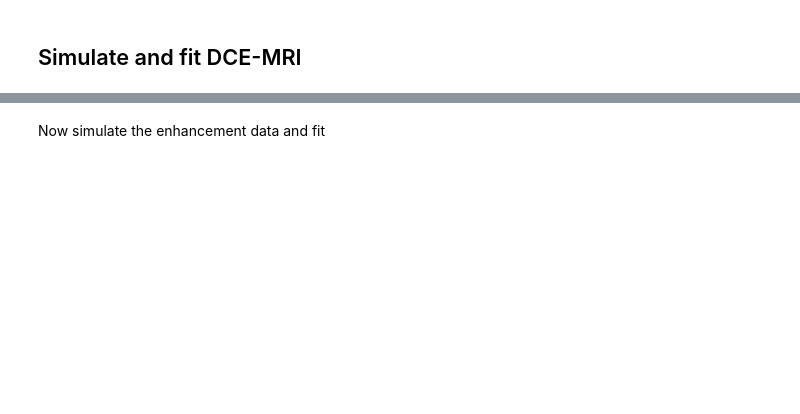
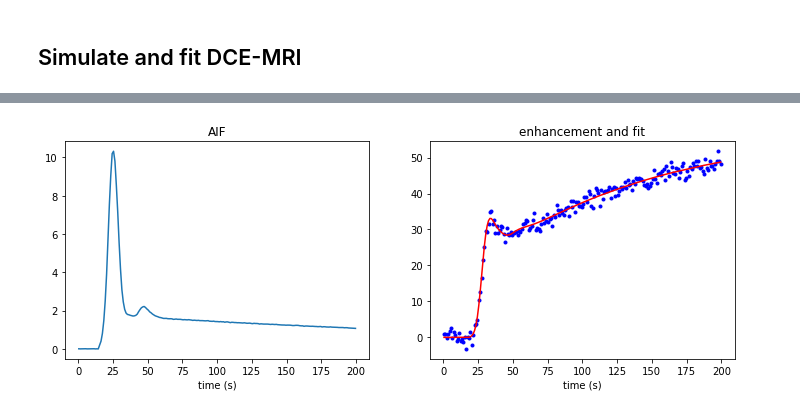
Before and after one commit to OSIPI/DCE-DSC-MRI_CodeCollection, a Jupyter notebook: src/original/MJT_UoEdinburghUK/demo/demo_simulation.ipynb, the cells around one changed output, grey strips where cells are left out. Saved outputs shown, nothing was run; the diff lists cells and outputs as text; code cells hidden in the pictures; blank space fills up the shorter version.

```diff
--- a/src/original/MJT_UoEdinburghUK/demo/demo_simulation.ipynb
+++ b/src/original/MJT_UoEdinburghUK/demo/demo_simulation.ipynb
@@ -61,29 +56,56 @@ Start by setting ground-truth acquisition parameters
 # %%
-# ground-truth acquisition properties
-dt = 1.
-t = np.arange(0,200)*dt + dt/2
-k_tissue = 1.0 # B1+ error
-tr, fa_rad, te = 4e-3, 15.*(np.pi/180.), 1.5e-3
-signal_model = signal_models.spgr(tr, fa_rad, te)
-noise = 3
+# define ground-truth (gt) properties
+dt_gt = 0.1 # gt temporal resolution
+aif = aifs.parker(hct=0.42, t_start=15.)
+pk_pars_gt = {'vp': 0.02, 'ps': 5e-2, 've': 0.2, 'fp': 10, 'delay': 3}
+R10_tissue, R10_aif = 1./0.8, 1./1.7
+hct = 0.42
 
-# ground-truth tissue properties
-R10_tissue, R10_vif = 1./0.8, 1./1.7
-hct = 0.42
-aif = aifs.parker(hct=0.42, t_start=15.)
-pk_pars_ground_truth = {'vp': 0.9, 'ps': 5e-1, 've': 0.2, 'fp': 15, 'delay': 5}
-pk_model = pk_models.tcxm(t, aif, dt_interp_request=0.1, fixed_delay=None) # <-- CHANGE THE MODEL HERE
-c_to_r_model = relaxivity.c_to_r_linear(r1=5.0, r2 = 0)
-water_ex_model = water_ex_models.fxl()
+# define acquisition properties
+k_tissue, k_aif = 1.0, 1.0 # relative B1+ error
+tr, fa, te = 4e-3, 15, 1.5e-3
+dt = 1 # experimental temporal resolution
+t = np.arange(0,round(200/dt))*dt + dt/2 # measured time points
+noise = 1.5
 
-# create the measured AIF (assume this to be the true aif at the measured time points; no noise added)
+# define ground-truth (gt) models for relaxivity, signal and pharmacokinetics
+pk_model_gt = pk_models.tcxm(t, aif, dt_interp_request=dt_gt, fixed_delay=None)
+c_to_r_model_gt = relaxivity.c_to_r_linear(r1=5.0, r2=7.1)
+water_ex_model_gt = water_ex_models.fxl()
+signal_model_gt = signal_models.spgr(tr, fa, te)
+
+# now generate the measured AIF
 c_ap = aif.c_ap(t)
-aif_measured = aifs.patient_specific(t, c_ap)
+enh_aif = dce_fit.conc_to_enh(c_ap*(1-hct), k_aif, R10_aif, c_to_r_model_gt, signal_model_gt)
+enh_aif += np.random.normal(loc = 0., scale = noise, size = enh_aif.shape)
+c_ap_meas = dce_fit.enh_to_conc(enh_aif, k_aif, R10_aif, c_to_r_model_gt, signal_model_gt)/(1-hct)
+aif_meas = aifs.patient_specific(t, c_ap_meas)
 
-# processing parameters (assume AIF and T10 are accurately known)
-baseline_idx = np.arange(15)
-pk_model_fit = pk_models.tcxm(t, aif_measured, dt_interp_request=0.1, fixed_delay=None)
-c_to_r_model_fit = relaxivity.c_to_r_linear(r1=5.0, r2 = 0)
-water_ex_model_fit = water_ex_models.fxl()
-signal_model_fit = signal_model # use same signal model to simulate and fit data
-k_tissue_fit = 1.0 # pretend we don't know about B1+ error
+# generate the measured tissue enhancement
+enh = dce_fit.pkp_to_enh(pk_pars_gt, hct, k_tissue, R10_tissue, R10_aif, pk_model_gt, c_to_r_model_gt, water_ex_model_gt, signal_model_gt)
+enh += np.random.normal(loc = 0., scale = noise, size = enh.shape)
+
+# define models used for fitting
+pk_model_fit = pk_models.tcxm(t, aif_meas, dt_interp_request=dt/3, fixed_delay=None)
+c_to_r_model_fit = c_to_r_model_gt # use same model as for ground truth
+water_ex_model_fit = water_ex_model_gt # use same model as for ground truth
+signal_model_fit = signal_model_gt # use same model as for ground truth
+k_tissue_fit = k_tissue # assume flip angle error is known accurately
+pk_pars_0 = [{'vp': 0.005, 'ps': 1e-4, 've': 0.5, 'fp': 5, 'delay': 0}, # optionally specify multiple sets of starting values to find global minimum
+             #{'vp': 0.1, 'ps': 1e-4, 've': 0.02, 'fp': 50, 'delay': 0}
+            ]
+
+# fit the enhancement curve
+%time pk_pars_fit, enh_fit = dce_fit.enh_to_pkp(enh, hct, k_tissue_fit, R10_tissue, R10_aif, pk_model_fit, c_to_r_model_fit, water_ex_model_fit, signal_model_fit, pk_pars_0=pk_pars_0)
+
+print("parameter: value (ground truth)")
+[ print(f"{key}: {val:.6f} ({pk_pars_gt[key]:.6f})") for key, val in pk_pars_fit.items() ]
+
+fig, ax = plt.subplots(1,2, figsize=(12,4))
+ax[0].plot(t, c_ap_meas);
+ax[0].set_xlabel('time (s)');
+ax[0].set_title('AIF');
+ax[1].plot(t, enh, 'b.', t, enh_fit, 'r-')
+ax[1].set_xlabel('time (s)');
+ax[1].set_title('enhancement and fit');
+# %% [output]
@@ -90,2 +119 @@ k_tissue_fit = 1.0 # pretend we don't know about B1+ error
+[figure, added]
-# %% [markdown]
-Now simulate the enhancement data and fit
```
Also changed, not shown: parts of 7 cells of this notebook, 4 other files.
